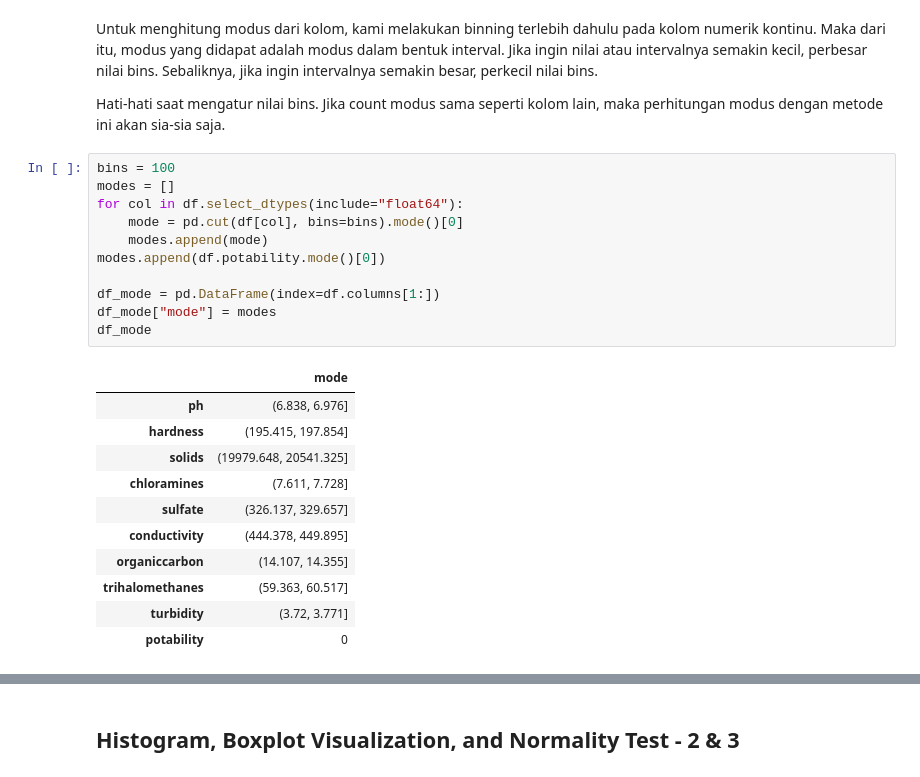
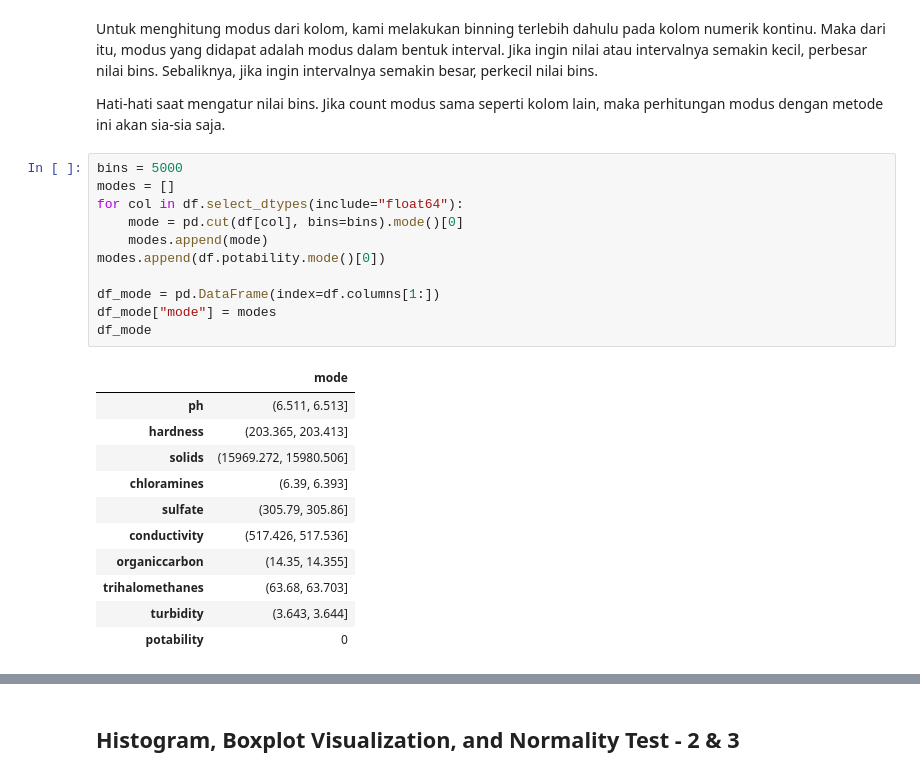
Before and after one commit to christojeffrey/water-potability-stats, a Jupyter notebook: ver2-khelli.ipynb, the cells around one changed output, grey strips where cells are left out. Drawn from its saved outputs; the diff is of its cells as text.

```diff
--- a/ver2-khelli.ipynb
+++ b/ver2-khelli.ipynb
@@ -78,25 +78,25 @@ Untuk menghitung modus dari kolom, kami melakukan binning terlebih dahulu pada k
 
 Hati-hati saat mengatur nilai bins. Jika count modus sama seperti kolom lain, maka perhitungan modus dengan metode ini akan sia-sia saja.
 # %%
-bins = 100
+bins = 5000
 modes = []
 for col in df.select_dtypes(include="float64"):
     mode = pd.cut(df[col], bins=bins).mode()[0]
     modes.append(mode)
 modes.append(df.potability.mode()[0])
 
 df_mode = pd.DataFrame(index=df.columns[1:])
 df_mode["mode"] = modes
 df_mode
 # %% [output]
 |  | mode |
-| ph | (6.838, 6.976] |
-| hardness | (195.415, 197.854] |
-| solids | (19979.648, 20541.325] |
-| chloramines | (7.611, 7.728] |
-| sulfate | (326.137, 329.657] |
-| conductivity | (444.378, 449.895] |
-| organiccarbon | (14.107, 14.355] |
-| trihalomethanes | (59.363, 60.517] |
-| turbidity | (3.72, 3.771] |
+| ph | (6.511, 6.513] |
+| hardness | (203.365, 203.413] |
+| solids | (15969.272, 15980.506] |
+| chloramines | (6.39, 6.393] |
+| sulfate | (305.79, 305.86] |
+| conductivity | (517.426, 517.536] |
+| organiccarbon | (14.35, 14.355] |
+| trihalomethanes | (63.68, 63.703] |
+| turbidity | (3.643, 3.644] |
 | potability | 0 |
```
Also changed, not shown: parts of 5 cells of this notebook, 1 other file.
